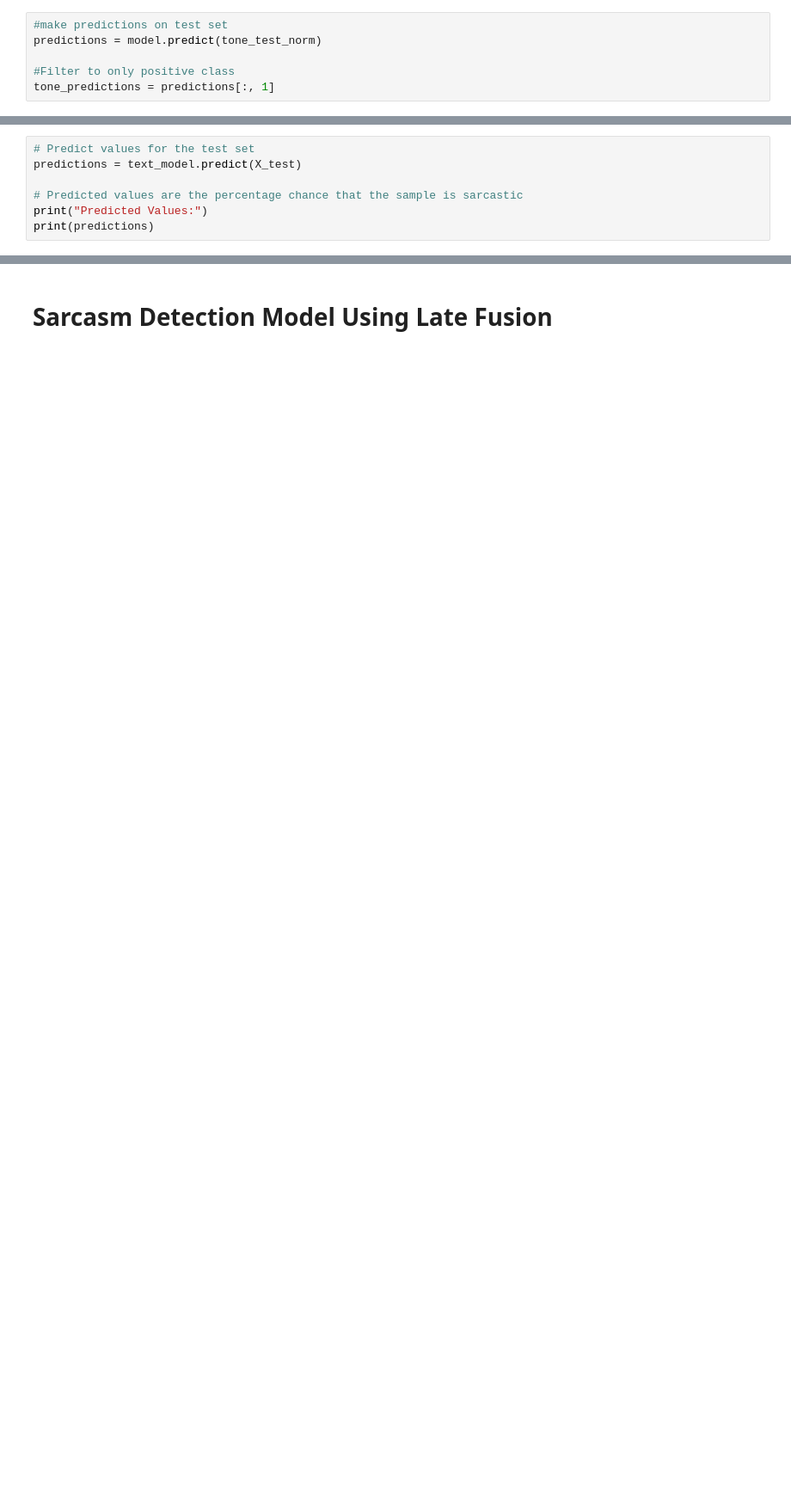
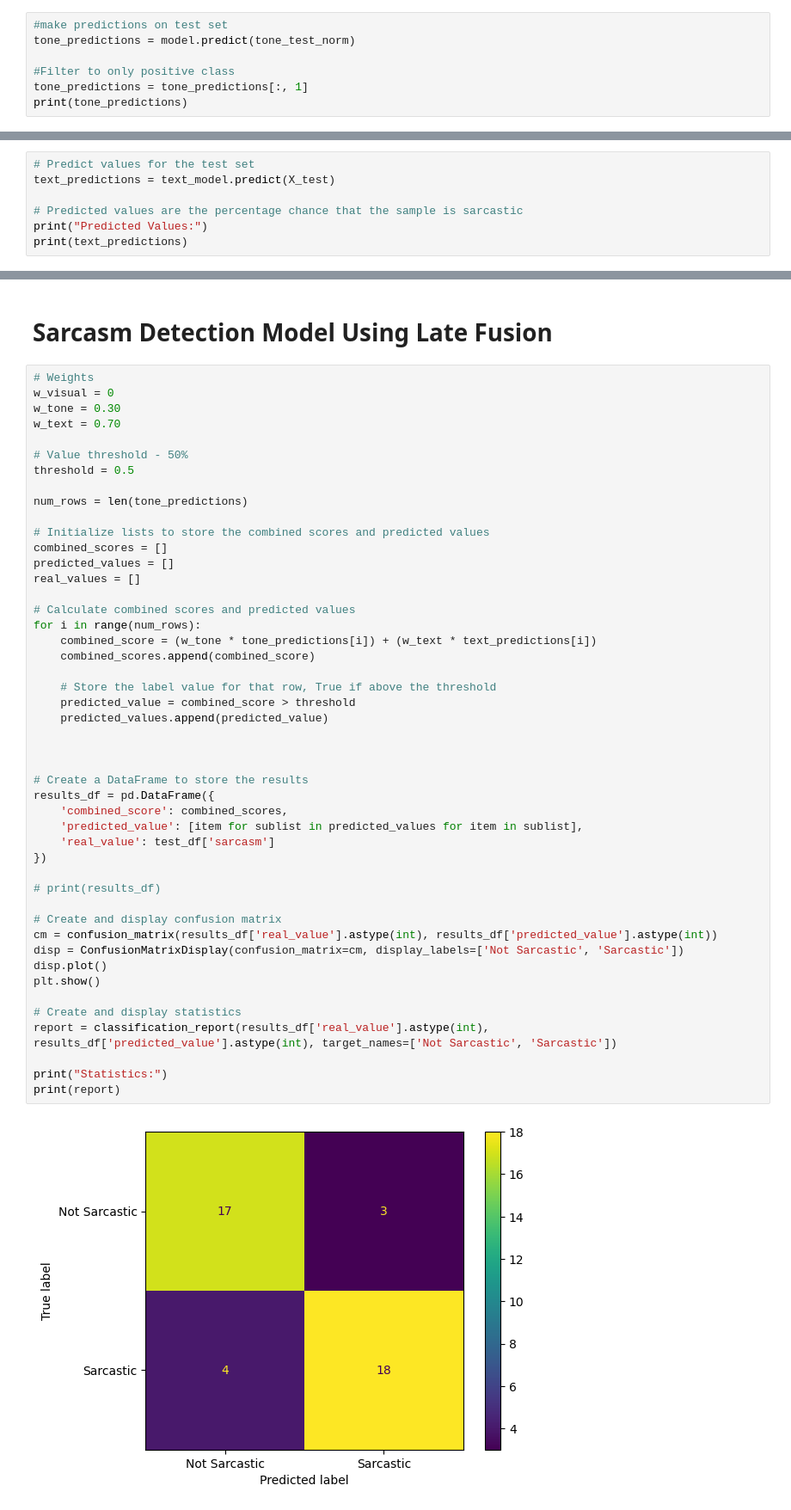
Before and after one commit to katiesun138/cmpt-419, a Jupyter notebook: SarcasmDetectionModel.ipynb, the cells around one changed output, grey strips where cells are left out. Shown: that part at 86% size. Saved outputs shown, nothing was run; the diff lists cells and outputs as text; blank space fills up the shorter version.

Commit message:
Set up late fusion using text and tone

```diff
--- a/SarcasmDetectionModel.ipynb
+++ b/SarcasmDetectionModel.ipynb
@@ -153,7 +157,8 @@ plt.plot()
 # %%
 #make predictions on test set
-predictions = model.predict(tone_test_norm)
+tone_predictions = model.predict(tone_test_norm)
 
 #Filter to only positive class
-tone_predictions = predictions[:, 1]
+tone_predictions = tone_predictions[:, 1]
+print(tone_predictions)
 # %% [output]
@@ -278,9 +285,9 @@ Epoch 24/24
 Test Loss: 0.7864593863487244, Test Accuracy: 0.7857142686843872
 # %%
 # Predict values for the test set
-predictions = text_model.predict(X_test)
+text_predictions = text_model.predict(X_test)
 
 # Predicted values are the percentage chance that the sample is sarcastic
 print("Predicted Values:")
-print(predictions)
+print(text_predictions)
 # %% [output]
@@ -304,2 +311,51 @@ Predicted Values:
 # %% [markdown]
 # Sarcasm Detection Model Using Late Fusion
+# %%
+# Weights
+w_visual = 0
+w_tone = 0.30
+w_text = 0.70
+
+# Value threshold - 50%
+threshold = 0.5
+
+num_rows = len(tone_predictions)
+
+# Initialize lists to store the combined scores and predicted values
+combined_scores = []
+predicted_values = []
+real_values = []
+
+# Calculate combined scores and predicted values
+for i in range(num_rows):
+    combined_score = (w_tone * tone_predictions[i]) + (w_text * text_predictions[i])
+    combined_scores.append(combined_score)
+
+    # Store the label value for that row, True if above the threshold
+    predicted_value = combined_score > threshold
+    predicted_values.append(predicted_value)
+
+
+
+# Create a DataFrame to store the results
+results_df = pd.DataFrame({
+    'combined_score': combined_scores,
+    'predicted_value': [item for sublist in predicted_values for item in sublist],
+    'real_value': test_df['sarcasm']
+})
+
+# print(results_df)
+
+# Create and display confusion matrix
+cm = confusion_matrix(results_df['real_value'].astype(int), results_df['predicted_value'].astype(int))
+disp = ConfusionMatrixDisplay(confusion_matrix=cm, display_labels=['Not Sarcastic', 'Sarcastic'])
+disp.plot()
+plt.show()
+
+# Create and display statistics
+report = classification_report(results_df['real_value'].astype(int), results_df['predicted_value'].astype(int), target_names=['Not Sarcastic', 'Sarcastic'])
+
+print("Statistics:")
+print(report)
+# %% [output]
+[figure, added]
```
Also changed, not shown: parts of 9 cells of this notebook.
